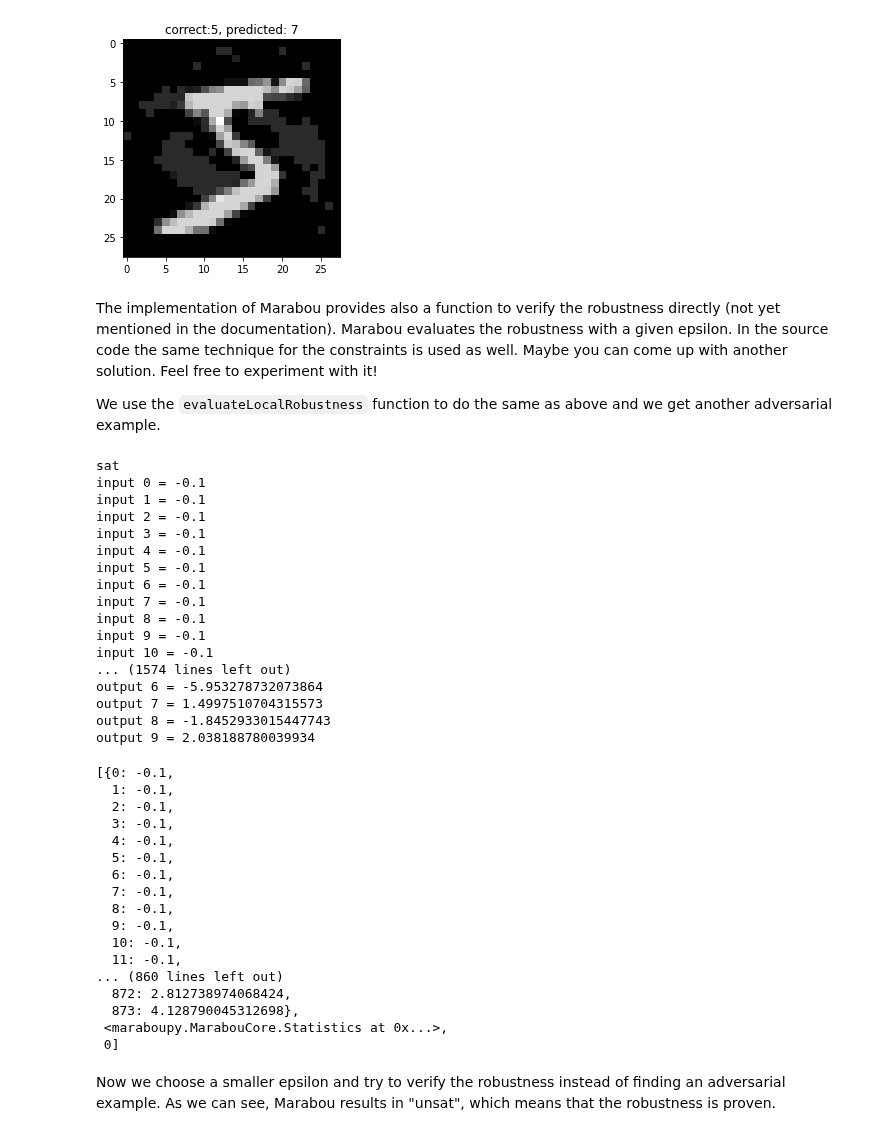
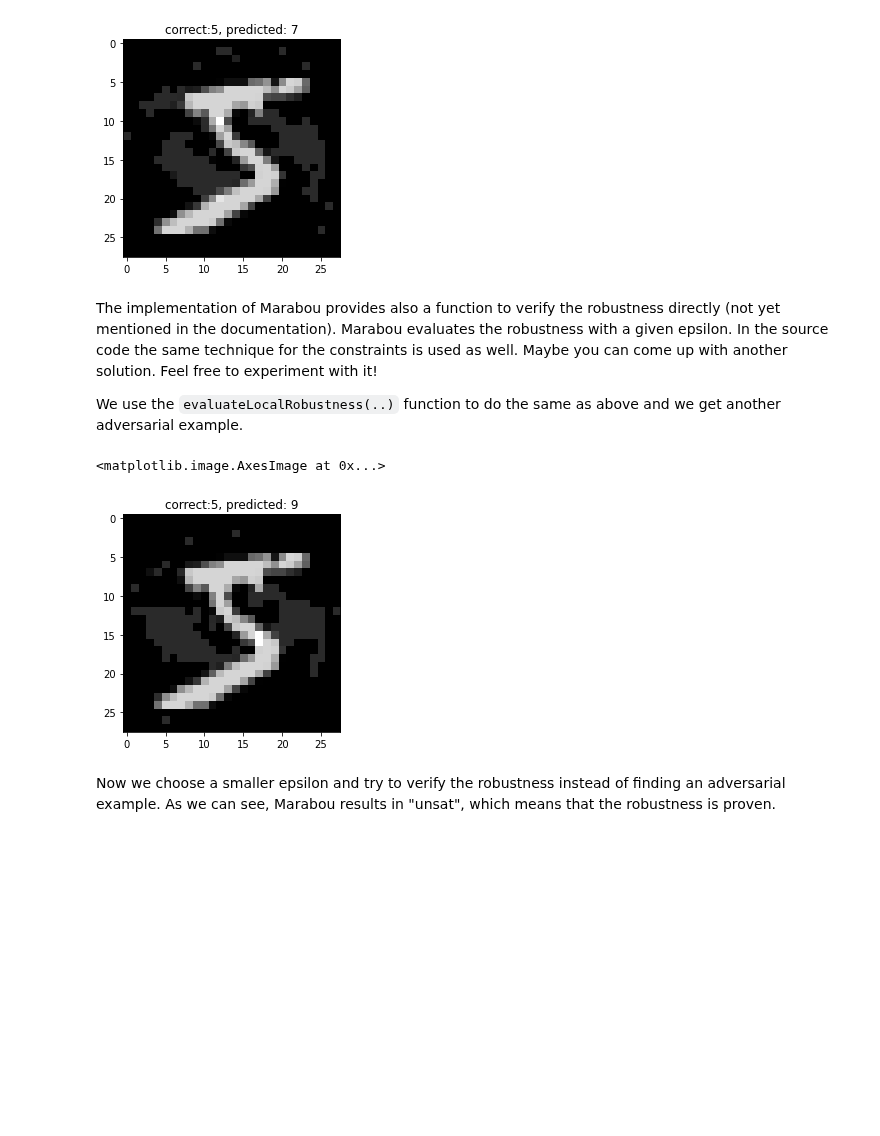
Before and after one commit to DDiekmann/Applied-Verification-Lab-Neural-Networks, a Jupyter notebook: Tutorials/Tutorial_for_Neural_Network_Verification_with_Marabou.ipynb, the cells around one changed output. Saved outputs shown, nothing was run; the diff lists cells and outputs as text; code cells hidden in the pictures; blank space fills up the shorter version.

Commit message:
marabou

````diff
--- a/Tutorials/Tutorial_for_Neural_Network_Verification_with_Marabou.ipynb
+++ b/Tutorials/Tutorial_for_Neural_Network_Verification_with_Marabou.ipynb
@@ -231,14 +231,11 @@ sat
 To visualize the adversarial example we extract the input data of the input variables and save that in an numpy array.
 Next we extract the new class that the neural network predicts. As we can see, class 0 and 3 have the highest output values and the network would predict one of the two.
 # %%
-adversarial_image = [[] for _ in range(inputVars.shape[1])]
-for h in range(inputVars.shape[0]):
-  for w in range(inputVars.shape[1]):
-    adversarial_image[h].insert(w, vals[inputVars[h][w]])
-adversarial_image = np.array(adversarial_image)
+def get_image_from_marabou(inputVariables):
+  adversarial_image = [[] for _ in range(inputVariables.shape[1])]
+  for h in range(inputVariables.shape[0]):
+    for w in range(inputVariables.shape[1]):
+      adversarial_image[h].insert(w, vals[inputVariables[h][w]])
+  adversarial_image = np.array(adversarial_image)
 
-outputs = []
-for h in range(outputVars.shape[0]):
-  outputs.insert(h, vals[outputVars[h]])
-print(outputs)
-print(np.argmax(outputs))
+  return adversarial_image
@@ -262,45 +257,20 @@ Marabou evaluates the robustness with a given epsilon.
 In the source code the same technique for the constraints is used as well.
 Maybe you can come up with another solution. Feel free to experiment with it!
 
-We use the ```evaluateLocalRobustness``` function to do the same as above and we get another adversarial example.
+We use the ```evaluateLocalRobustness(..)``` function to do the same as above and we get another adversarial example.
 # %%
 network = Marabou.read_onnx(model_filename)
-network.evaluateLocalRobustness(image, epsilon, correct_class, options=options)
+vals, stats, maxClass = network.evaluateLocalRobustness(image, epsilon, correct_class, options=options)
-# %% [output]
-sat
-input 0 = -0.1
-input 1 = -0.1
-input 2 = -0.1
-input 3 = -0.1
-input 4 = -0.1
-input 5 = -0.1
-input 6 = -0.1
-input 7 = -0.1
-input 8 = -0.1
-input 9 = -0.1
-input 10 = -0.1
-... (1574 lines left out)
-output 6 = -5.953278732073864
-output 7 = 1.4997510704315573
-output 8 = -1.8452933015447743
-output 9 = 2.038188780039934
-[{0: -0.1,
-  1: -0.1,
-  2: -0.1,
-  3: -0.1,
-  4: -0.1,
-  5: -0.1,
-  6: -0.1,
-  7: -0.1,
-  8: -0.1,
-  9: -0.1,
-  10: -0.1,
-  11: -0.1,
-... (860 lines left out)
-  872: 2.812738974068424,
-  873: 4.128790045312698},
- <maraboupy.MarabouCore.Statistics at 0x...>,
- 0]
+# %%
+adversarial_image = get_image_from_marabou(network.inputVars[0][0])
+network_ouput = network.evaluateWithoutMarabou([adversarial_image])[0]
+predicted_class = np.argmax(network_ouput)
+
+plt.title(f"correct:{correct_class}, predicted: {predicted_class}")
+plt.imshow(adversarial_image, cmap='gray')
+# %% [output]
+<matplotlib.image.AxesImage at 0x...>
+[figure, added]
 # %% [markdown]
 Now we choose a smaller epsilon and try to verify the robustness instead of finding an adversarial example. As we can see, Marabou results in "unsat", which means that the robustness is proven.
 # %%
````
Also changed, not shown: parts of 2 cells of this notebook.
